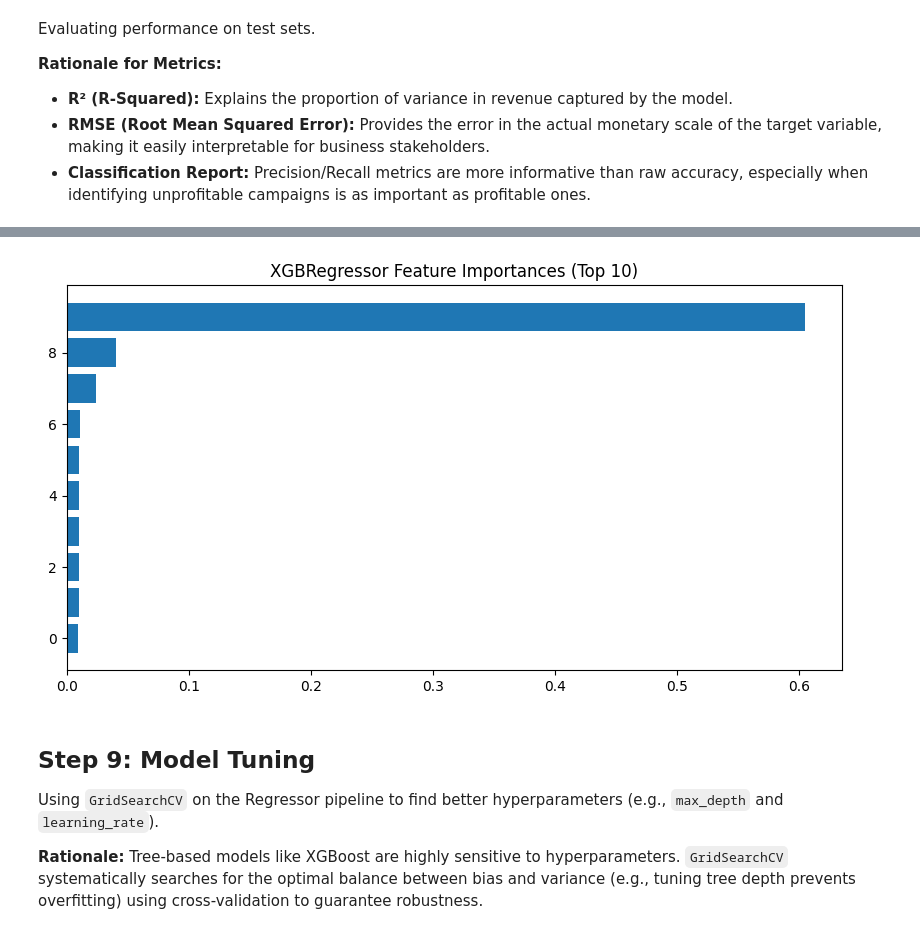
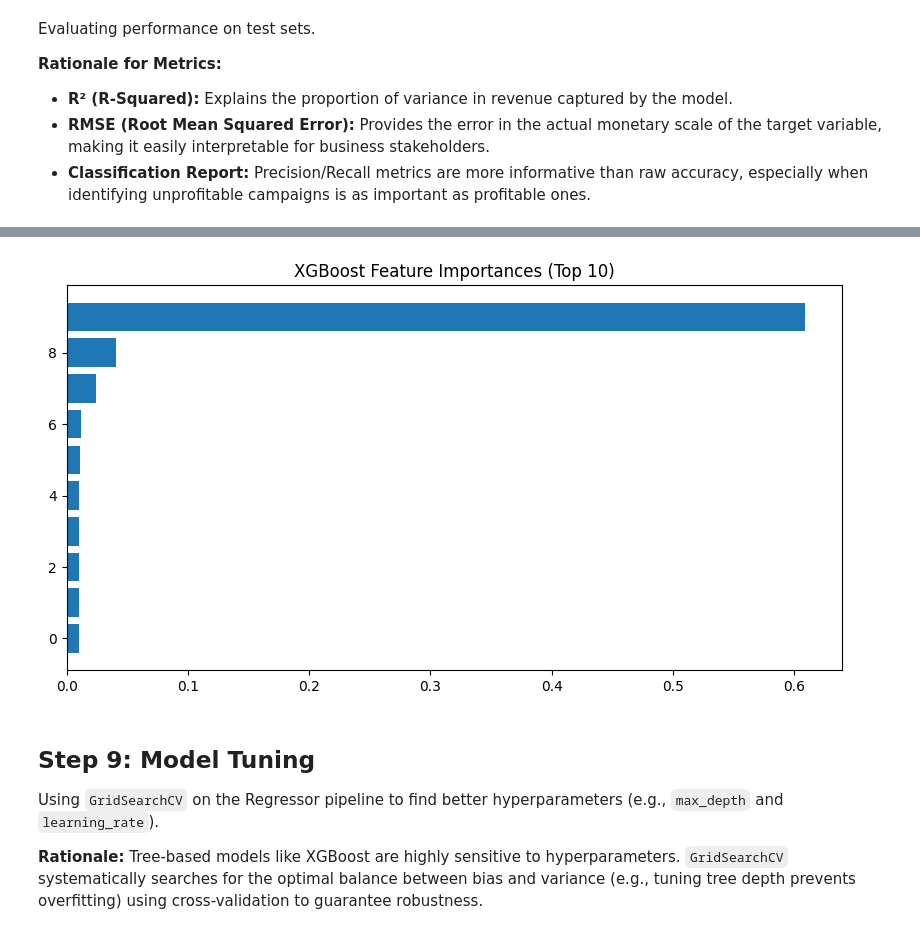
Before and after one commit to jegadeesh17/Marketing-Campaign-Performance-Analysis, a Jupyter notebook: Marketing Campaign Performance Analysis.ipynb, the cells around one changed output, grey strips where cells are left out. Cells and saved outputs as stored; diff of their text form; code cells hidden in the pictures.

Commit message:
Updated model selection to compare RandomForest, Linear Regression, Logistic Regression, and XGBoost

```diff
--- a/Marketing Campaign Performance Analysis.ipynb
+++ b/Marketing Campaign Performance Analysis.ipynb
@@ -85,11 +98,17 @@ for col in categorical_cols:
     df[col] = df[col].fillna(df[col].mode()[0] if not df[col].mode().empty else 'Unknown')
 
 # 3. Impute Numerical Columns
+# UPDATE: Impute using the median grouped by 'campaign_type' to preserve variance
 numerical_cols = ['duration', 'impressions', 'clicks', 'leads', 'conversions', 'revenue', 'acquisition_cost', 'engagement_score', 'roi']
 for col in numerical_cols:
+    df[col] = df.groupby('campaign_type')[col].transform(lambda x: x.fillna(x.median()))
+    # Fallback to overall median if any nulls remain
     df[col] = df[col].fillna(df[col].median())
 
 # --- EDA Visualizations ---
+import matplotlib.pyplot as plt
+import seaborn as sns
+
 plt.figure(figsize=(10,5))
 sns.histplot(df['roi'], kde=True, bins=30)
 plt.title("Distribution of ROI")
@@ -205,11 +242,15 @@ Training the pipelines on the training datasets.
 
 **Rationale for Pipelines:** We encapsulate all preprocessing steps (scaling, encoding) alongside the model estimator inside a Pipeline. This prevents 'data leakage' by guaranteeing that scaling metrics (like mean/variance) are fitted solely on the training data, ensuring a valid evaluation later.
 # %%
-print("Training Revenue Regressor...")
-reg_pipeline.fit(X_train_r, y_train_r)
+print("Training Regression Models...")
+for name, pipeline in reg_pipelines.items():
+    print(f"  Training {name}...")
+    pipeline.fit(X_train_r, y_train_r)
 
-print("Training Profit Classifier...")
-cls_pipeline.fit(X_train_c, y_train_c)
+print("\nTraining Classification Models...")
+for name, pipeline in cls_pipelines.items():
+    print(f"  Training {name}...")
+    pipeline.fit(X_train_c, y_train_c)
 
-print("Training complete!")
+print("\nTraining complete!")
 # %% [output]
@@ -226,21 +275,47 @@ Evaluating performance on test sets.
 - **Classification Report:** Precision/Recall metrics are more informative than raw accuracy, especially when identifying unprofitable campaigns is as important as profitable ones.
 # %%
 # Regression Evaluation
-preds_r = reg_pipeline.predict(X_test_r)
-print(f"Regression R² Score: {r2_score(y_test_r, preds_r):.4f}")
-print(f"Regression RMSE: {math.sqrt(mean_squared_error(y_test_r, preds_r)):.2f}")
+print("--- Regression Results ---")
+best_reg_name = None
+best_reg_r2 = -float('inf')
+
+for name, pipeline in reg_pipelines.items():
+    preds = pipeline.predict(X_test_r)
+    r2 = r2_score(y_test_r, preds)
+    rmse = math.sqrt(mean_squared_error(y_test_r, preds))
+    print(f"{name}: R² = {r2:.4f}, RMSE = {rmse:.2f}")
+    if r2 > best_reg_r2:
+        best_reg_r2 = r2
+        best_reg_name = name
+
+print(f"\nBest Regression Model: {best_reg_name} (R² = {best_reg_r2:.4f})")
+best_reg_pipeline = reg_pipelines[best_reg_name]
 
 # Classification Evaluation
-preds_c = cls_pipeline.predict(X_test_c)
-print(f"\nClassification Accuracy: {accuracy_score(y_test_c, preds_c):.4f}")
-print(classification_report(y_test_c, preds_c))
+print("\n--- Classification Results ---")
+best_cls_name = None
+best_cls_acc = -float('inf')
 
-# Feature Importance Visualization for XGBoost (Regression)
-model = reg_pipeline.named_steps['regressor']
-importance = model.feature_importances_
-plt.figure(figsize=(10,5))
-plt.title("XGBRegressor Feature Importances (Top 10)")
-indices = np.argsort(importance)[-10:]
-plt.barh(range(len(indices)), importance[indices], align='center')
-plt.show()
+for name, pipeline in cls_pipelines.items():
+    preds = pipeline.predict(X_test_c)
+    acc = accuracy_score(y_test_c, preds)
+    print(f"{name}: Accuracy = {acc:.4f}")
+    if acc > best_cls_acc:
+        best_cls_acc = acc
+        best_cls_name = name
+
+print(f"\nBest Classification Model: {best_cls_name} (Accuracy = {best_cls_acc:.4f})")
+best_cls_pipeline = cls_pipelines[best_cls_name]
+print(f"\nClassification Report for {best_cls_name}:")
+print(classification_report(y_test_c, best_cls_pipeline.predict(X_test_c)))
+
+# Feature Importance Visualization for the best tree-based model (Regression)
+if hasattr(best_reg_pipeline.named_steps['regressor'], 'feature_importances_'):
+    model = best_reg_pipeline.named_steps['regressor']
+    importance = model.feature_importances_
+    plt.figure(figsize=(10,5))
+    plt.title(f"{best_reg_name} Feature Importances (Top 10)")
+    indices = np.argsort(importance)[-10:]
+    plt.barh(range(len(indices)), importance[indices], align='center')
+    plt.show()
 # %% [output]
@@ -259,4 +339,4 @@ weighted avg       0.97      0.97      0.97     33333
-[figure, old version]
+[figure, new version]
 # %% [markdown]
 ## Step 9: Model Tuning
 Using `GridSearchCV` on the Regressor pipeline to find better hyperparameters (e.g., `max_depth` and `learning_rate`).
```
Also changed, not shown: parts of 7 cells of this notebook, 2 other files.
